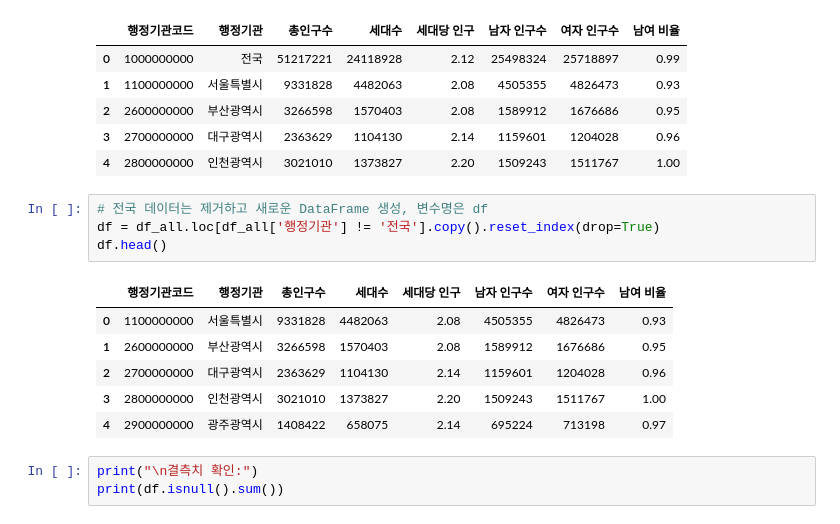
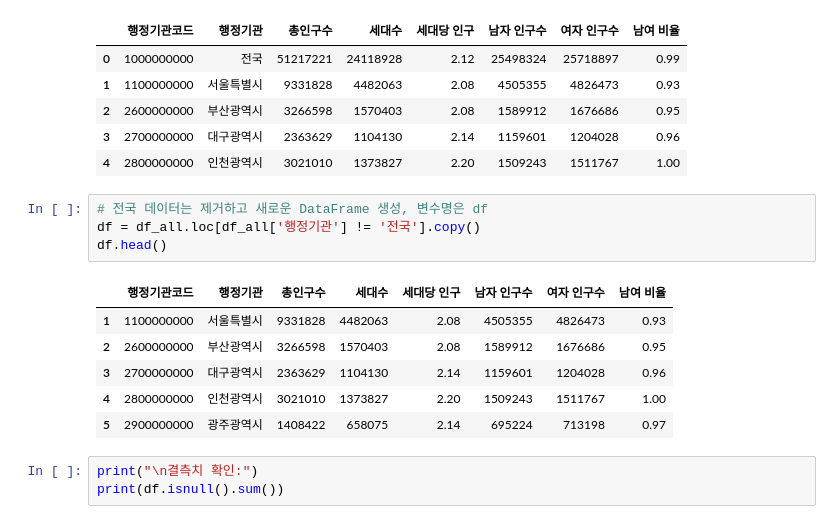
Before and after one commit to oyushik/04-data-visualization, a Jupyter notebook: 04_인구현황분석.ipynb, the cells around one changed output. Cells and saved outputs as stored; diff of their text form.

```diff
--- a/04_인구현황분석.ipynb
+++ b/04_인구현황분석.ipynb
@@ -24,15 +24,15 @@ df_all.head()
 | 4 | 2800000000 | 인천광역시 | 3021010 | 1373827 | 2.20 | 1509243 | 1511767 | 1.00 |
 # %%
 # 전국 데이터는 제거하고 새로운 DataFrame 생성, 변수명은 df
-df = df_all.loc[df_all['행정기관'] != '전국'].copy().reset_index(drop=True)
+df = df_all.loc[df_all['행정기관'] != '전국'].copy()
 df.head()
 # %% [output]
 |  | 행정기관코드 | 행정기관 | 총인구수 | 세대수 | 세대당 인구 | 남자 인구수 | 여자 인구수 | 남여 비율 |
-| 0 | 1100000000 | 서울특별시 | 9331828 | 4482063 | 2.08 | 4505355 | 4826473 | 0.93 |
-| 1 | 2600000000 | 부산광역시 | 3266598 | 1570403 | 2.08 | 1589912 | 1676686 | 0.95 |
-| 2 | 2700000000 | 대구광역시 | 2363629 | 1104130 | 2.14 | 1159601 | 1204028 | 0.96 |
-| 3 | 2800000000 | 인천광역시 | 3021010 | 1373827 | 2.20 | 1509243 | 1511767 | 1.00 |
-| 4 | 2900000000 | 광주광역시 | 1408422 | 658075 | 2.14 | 695224 | 713198 | 0.97 |
+| 1 | 1100000000 | 서울특별시 | 9331828 | 4482063 | 2.08 | 4505355 | 4826473 | 0.93 |
+| 2 | 2600000000 | 부산광역시 | 3266598 | 1570403 | 2.08 | 1589912 | 1676686 | 0.95 |
+| 3 | 2700000000 | 대구광역시 | 2363629 | 1104130 | 2.14 | 1159601 | 1204028 | 0.96 |
+| 4 | 2800000000 | 인천광역시 | 3021010 | 1373827 | 2.20 | 1509243 | 1511767 | 1.00 |
+| 5 | 2900000000 | 광주광역시 | 1408422 | 658075 | 2.14 | 695224 | 713198 | 0.97 |
 # %%
 print("\n결측치 확인:")
 print(df.isnull().sum())
```
Also changed, not shown: parts of 7 cells of this notebook.
